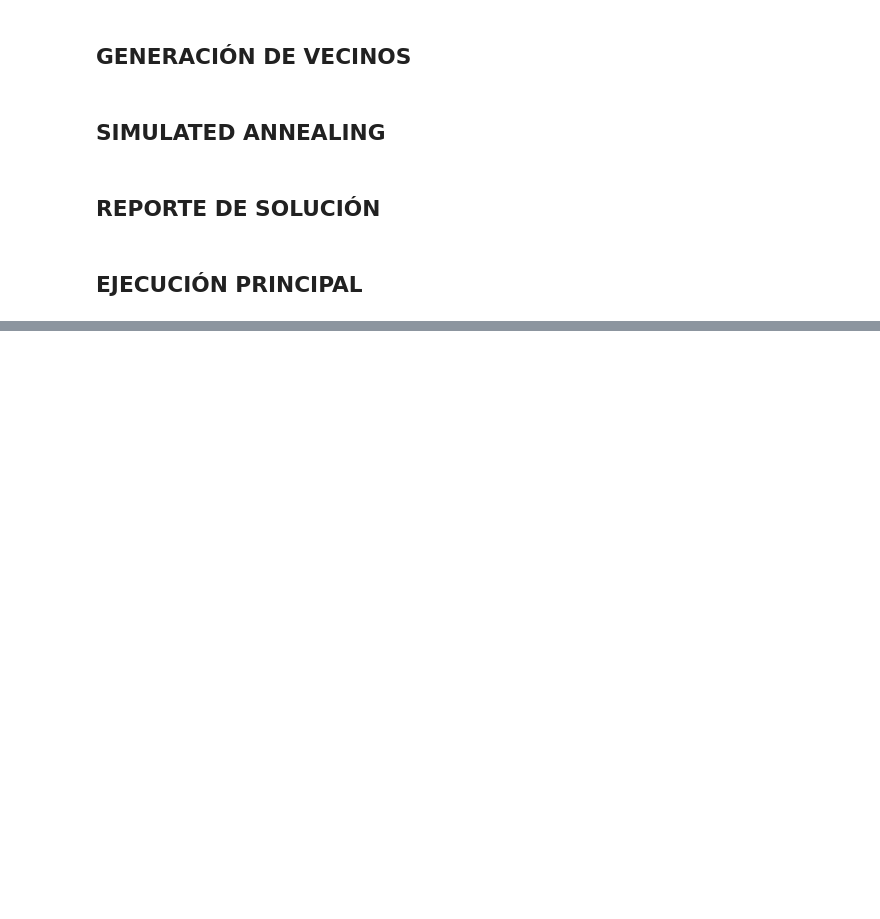
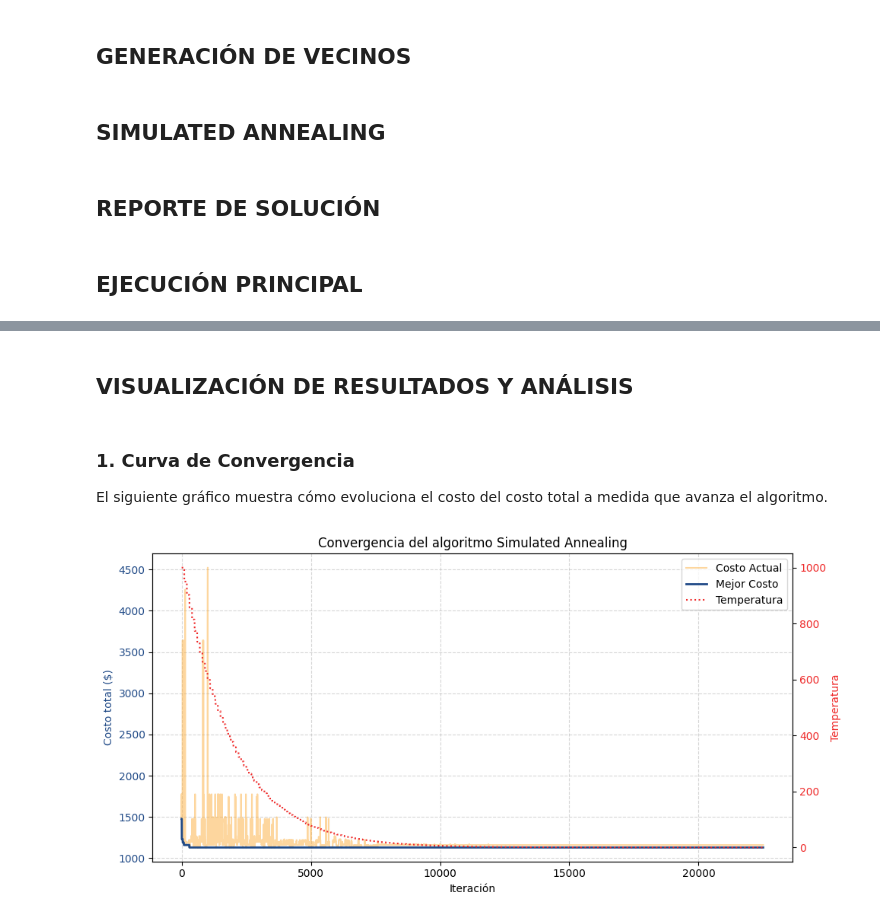
Before and after one commit to 1xMxtixs/solemne-2, a Jupyter notebook: simulated_annealing_combustibles.ipynb, the cells around one changed output, grey strips where cells are left out. Cells and saved outputs as stored; diff of their text form; code cells hidden in the pictures; blank space fills up the shorter version.

```diff
--- a/simulated_annealing_combustibles.ipynb
+++ b/simulated_annealing_combustibles.ipynb
@@ -463,7 +463,7 @@ def simulated_annealing(
     alpha: float = 0.95,
     iteraciones_por_temperatura: int = 100,
     semilla: int = 42
-) -> Tuple[Dict[str, Any], Dict[str, float]]:
+) -> Tuple[Dict[str, Any], Dict[str, float], List[Dict[str, Any]]]:
     """
     Ejecuta Simulated Annealing y retorna la mejor solución encontrada.
     """
@@ -480,6 +480,8 @@ def simulated_annealing(
     mejor_costo = costo_actual
 
     T = temperatura_inicial
+    historial = []
+    iteracion = 0
 
     while T > temperatura_final:
         for _ in range(iteraciones_por_temperatura):
@@ -505,9 +507,17 @@ def simulated_annealing(
                 mejor_eval = copy.deepcopy(eval_actual)
                 mejor_costo = costo_actual
 
+            historial.append({
+                "iteracion": iteracion,
+                "temperatura": T,
+                "costo_actual": costo_actual,
+                "mejor_costo": mejor_costo
+            })
+            iteracion += 1
+
         T *= alpha
 
-    return mejor_solucion, mejor_eval
+    return mejor_solucion, mejor_eval, historial
 # %% [markdown]
 ## REPORTE DE SOLUCIÓN
 # %%
@@ -576,7 +586,7 @@ def imprimir_solucion(solucion: Dict[str, Any], evaluacion: Dict[str, float]) ->
 # %%
 solucion_inicial = generar_solucion_inicial()
 
-mejor_solucion, mejor_eval = simulated_annealing(
+mejor_solucion, mejor_eval, historial = simulated_annealing(
     solucion_inicial=solucion_inicial,
     temperatura_inicial=1000,
     temperatura_final=0.01,
@@ -595,0 +635,38 @@ except ImportError:
+# %% [markdown]
+## VISUALIZACIÓN DE RESULTADOS Y ANÁLISIS
+# %% [markdown]
+### 1. Curva de Convergencia
+
+El siguiente gráfico muestra cómo evoluciona el costo del costo total a medida que avanza el algoritmo.
+# %%
+import matplotlib.pyplot as plt
+import pandas as pd
+
+df_hist = pd.DataFrame(historial)
+
+fig, ax1 = plt.subplots(figsize=(10, 5))
+
+# Graficar costos
+ax1.plot(df_hist['iteracion'], df_hist['costo_actual'], label='Costo Actual', color='#fcaf3e', alpha=0.5)
+ax1.plot(df_hist['iteracion'], df_hist['mejor_costo'], label='Mejor Costo', color='#204a87', linewidth=2)
+ax1.set_xlabel('Iteración')
+ax1.set_ylabel('Costo total ($)', color='#204a87')
+ax1.tick_params(axis='y', labelcolor='#204a87')
+ax1.grid(True, linestyle='--', alpha=0.5)
+
+# Eje secundario para la temperatura
+ax2 = ax1.twinx()
+ax2.plot(df_hist['iteracion'], df_hist['temperatura'], label='Temperatura', color='#ef2929', linestyle=':')
+ax2.set_ylabel('Temperatura', color='#ef2929')
+ax2.tick_params(axis='y', labelcolor='#ef2929')
+
+plt.title('Convergencia del algoritmo Simulated Annealing')
+fig.tight_layout()
+
+# Combinar leyendas
+lines1, labels1 = ax1.get_legend_handles_labels()
+lines2, labels2 = ax2.get_legend_handles_labels()
+ax1.legend(lines1 + lines2, labels1 + labels2, loc='upper right')
+plt.show()
+# %% [output]
+[figure, added]
```
Also changed, not shown: parts of 5 cells of this notebook, 1 other file.
